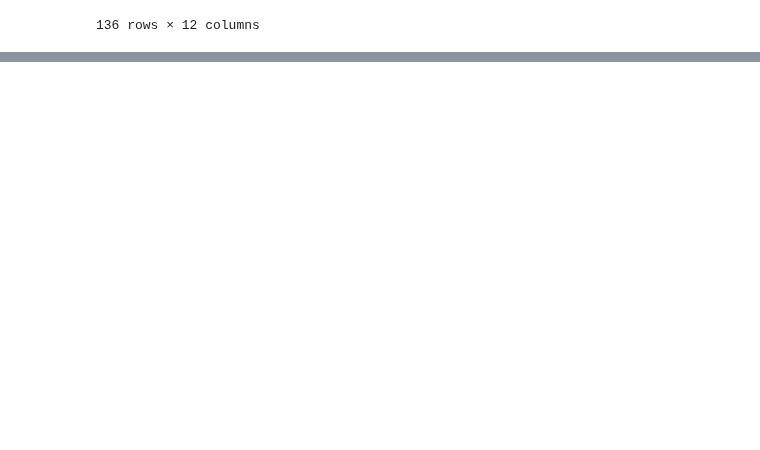
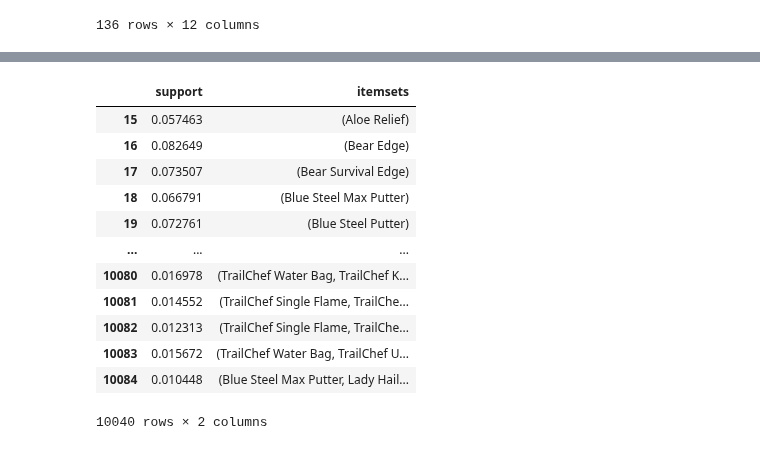
Before and after one commit to Nrojt/SE4-DEDS-Pyhton-opdrachten, a Jupyter notebook: week 9/9.2/Practicum_9.2.ipynb, the cells around one changed output, grey strips where cells are left out. Saved outputs shown, nothing was run; the diff lists cells and outputs as text; code cells hidden in the pictures; blank space fills up the shorter version.

```diff
--- a/week 9/9.2/Practicum_9.2.ipynb
+++ b/week 9/9.2/Practicum_9.2.ipynb
@@ -224,0 +257,17 @@ apriori_df
+# %%
+# displaying infrequent itemsets
+infrequent_itemsets_df
+# %% [output]
+|  | support | itemsets |
+| 15 | 0.057463 | (Aloe Relief) |
+| 16 | 0.082649 | (Bear Edge) |
+| 17 | 0.073507 | (Bear Survival Edge) |
+| 18 | 0.066791 | (Blue Steel Max Putter) |
+| 19 | 0.072761 | (Blue Steel Putter) |
+| ... | ... | ... |
+| 10080 | 0.016978 | (TrailChef Water Bag, TrailChef K... |
+| 10081 | 0.014552 | (TrailChef Single Flame, TrailChe... |
+| 10082 | 0.012313 | (TrailChef Single Flame, TrailChe... |
+| 10083 | 0.015672 | (TrailChef Water Bag, TrailChef U... |
+| 10084 | 0.010448 | (Blue Steel Max Putter, Lady Hail... |
+10040 rows × 2 columns
```
Also changed, not shown: parts of 3 cells of this notebook.
